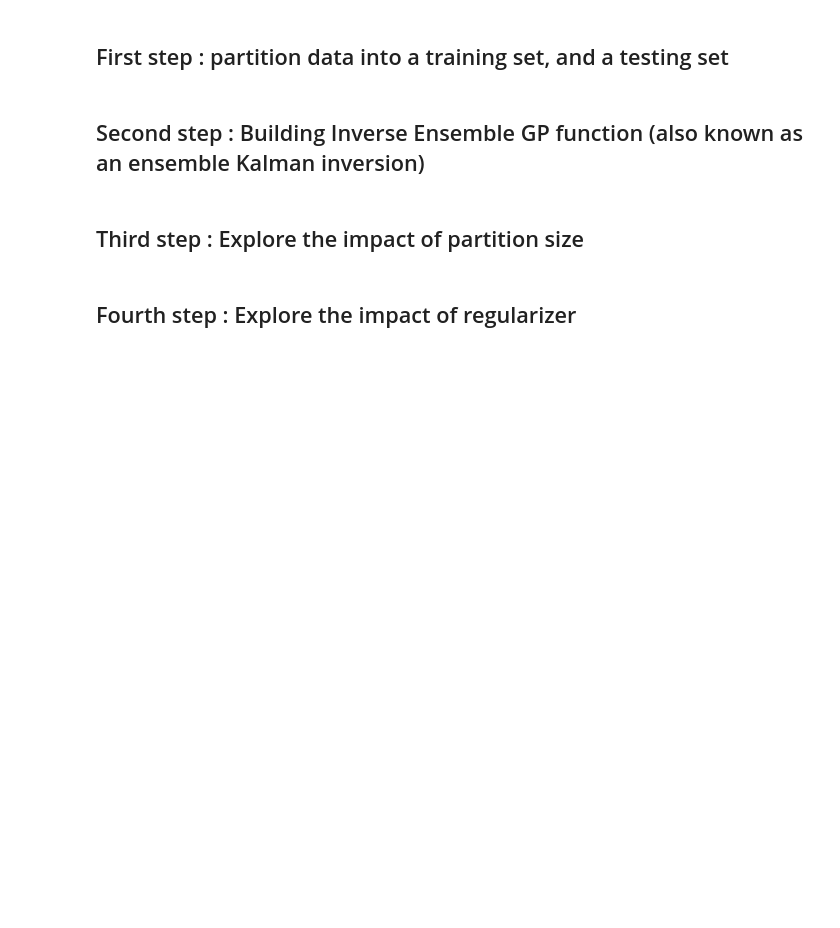
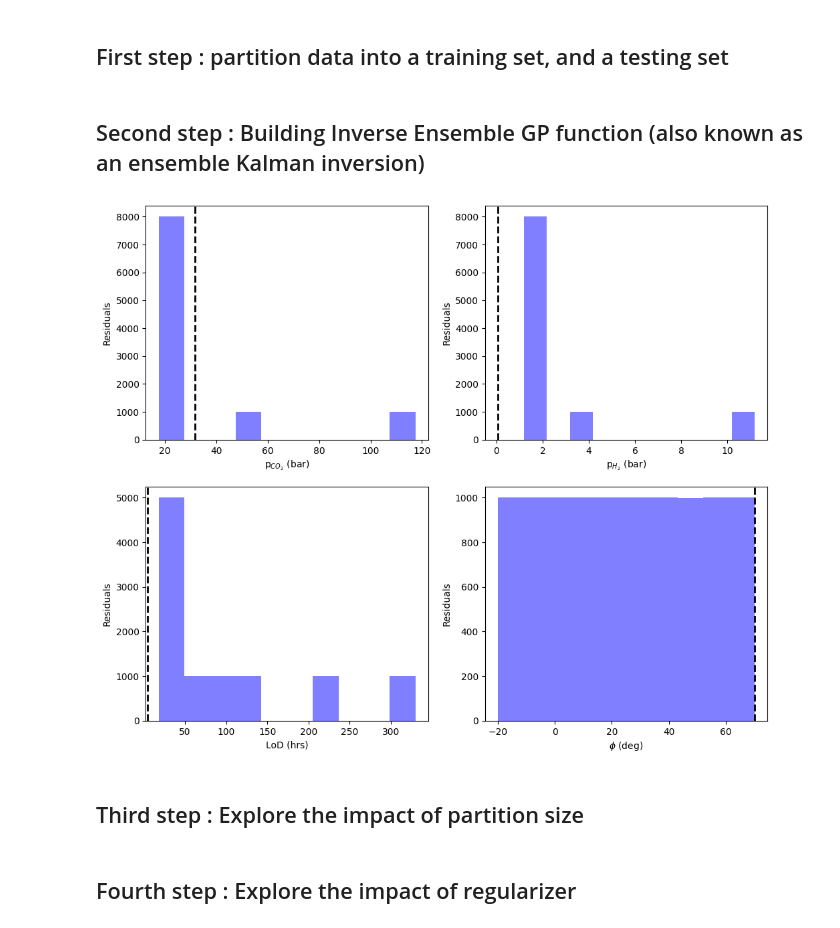
Before and after one commit to SamMerc/Second-Generals, a Jupyter notebook: Code/Plot&Fit_TP_GP.ipynb, the cells around one changed output. Drawn from its saved outputs; the diff is of its cells as text; code cells hidden in the pictures; blank space fills up the shorter version.

Commit message:
2025-10-20 - Update ensemble GP code to output a distribution instead of individual updates.

```diff
--- a/Code/Plot&Fit_TP_GP.ipynb
+++ b/Code/Plot&Fit_TP_GP.ipynb
@@ -77,7 +77,7 @@ plt.show()
 ## First step : partition data into a training set, and a testing set
 # %%
 #Defining partition of data used for 1. training and 2. testing
-data_partition = [0.9, 0.1]
+data_partition = [0.9999, 0.0001]
 
 #Defining the noise seed for the random partitioning of the training data
 partition_seed = 4
@@ -134,60 +134,30 @@ def Inv_ens_GP(train_features, train_labels, obs_labels, regul_sigma):
     C_yy += np.diag(regul_sigma * np.ones(K))
 
     # 6. Innovation and Kalman update
-    innovation = (obs_labels - mean_train_labels).T
-    obs_features = mean_train_features.T + (C_xy @ solve(C_yy, innovation))
+    innovation = (obs_labels[0] - mean_train_labels).T
+    obs_features = train_features.T + (C_xy @ solve(C_yy, innovation))
     obs_features = obs_features.T
 
-    # 7. Covariance matrix of observation features
-    C_xx = (dM @ dM.T) / (N - 1)
-    cov_obs_features = C_xx - C_xy @ solve(C_yy, C_xy.T)
-
-    return obs_features, cov_obs_features
+    return obs_features
 # %%
 # Retrieve model features for all the testing data
-model_test_inputs, model_test_inputs_cov = Inv_ens_GP(train_inputs, train_outputs_T, test_outputs_T, 1e-9)
-
-# Retrieve errors on the model features
-model_test_inputs_err = np.sqrt(np.diag(model_test_inputs_cov))
+model_test_inputs = Inv_ens_GP(train_inputs, train_outputs_T, test_outputs_T, 1e-9)
 # %%
 # Basic diagnostic plot
 
 ## Showing the model features vs the real ones
 
 fig, axs = plt.subplots(2, 2, figsize=[12, 10])
 
 for idx, (feature_plot_label, ax) in enumerate(zip([r'p$_{CO_2}$ (bar)',r'p$_{H_2}$ (bar)','LoD (hrs)',r'$\phi$ (deg)'],axs.ravel())):
-    ax.errorbar(test_inputs[:, idx], test_inputs[:, idx] - model_test_inputs[:, idx], yerr = model_test_inputs_err[idx], fmt='.')
+    ax.hist(model_test_inputs[:,idx], alpha=0.5, color='blue')
+    ax.axvline(test_inputs[:, idx], color='black', linestyle='dashed', linewidth=2)
     ax.set_xlabel(feature_plot_label)
     ax.set_ylabel('Residuals')
 
-    if idx in [0, 1, 2]:
-        ax.set_xscale('log')
 plt.show()
-
-## Showing the model features vs the real ones (% difference)
-fig, axs = plt.subplots(2, 2, figsize=[12, 10])
-
-for idx, (feature_plot_label, ax) in enumerate(zip([r'p$_{CO_2}$ (bar)',r'p$_{H_2}$ (bar)','LoD (hrs)',r'$\phi$ (deg)'],axs.ravel())):
-    ax.plot(test_inputs[:, idx], 100*(np.abs(test_inputs[:, idx] - model_test_inputs[:, idx]))/test_inputs[:, idx], '.')
-    ax.set_xlabel(feature_plot_label)
-    ax.set_ylabel('Residuals (% difference)')
-
-    if idx in [0, 1, 2]:
-        ax.set_xscale('log')
-plt.show()
-
-## Showing the model features vs the real ones (sigma difference)
-fig, axs = plt.subplots(2, 2, figsize=[12, 10])
-
-for idx, (feature_plot_label, ax) in enumerate(zip([r'p$_{CO_2}$ (bar)',r'p$_{H_2}$ (bar)','LoD (hrs)',r'$\phi$ (deg)'],axs.ravel())):
-    ax.plot(test_inputs[:, idx], np.abs(test_inputs[:, idx] - model_test_inputs[:, idx])/ model_test_inputs_err[idx], '.')
-    ax.set_xlabel(feature_plot_label)
-    ax.set_ylabel(r'Residuals ($\sigma$ difference)')
-
-    if idx in [0, 1, 2]:
-        ax.set_xscale('log')
-plt.show()
+# %% [output]
+[figure, added]
 # %% [markdown]
 ## Third step : Explore the impact of partition size
 # %%
```
Also changed, not shown: parts of 3 cells of this notebook.
